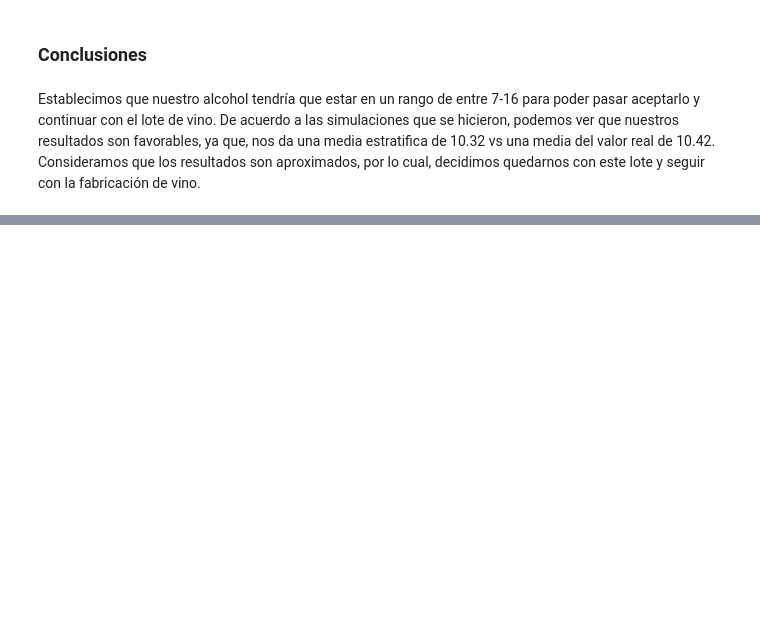
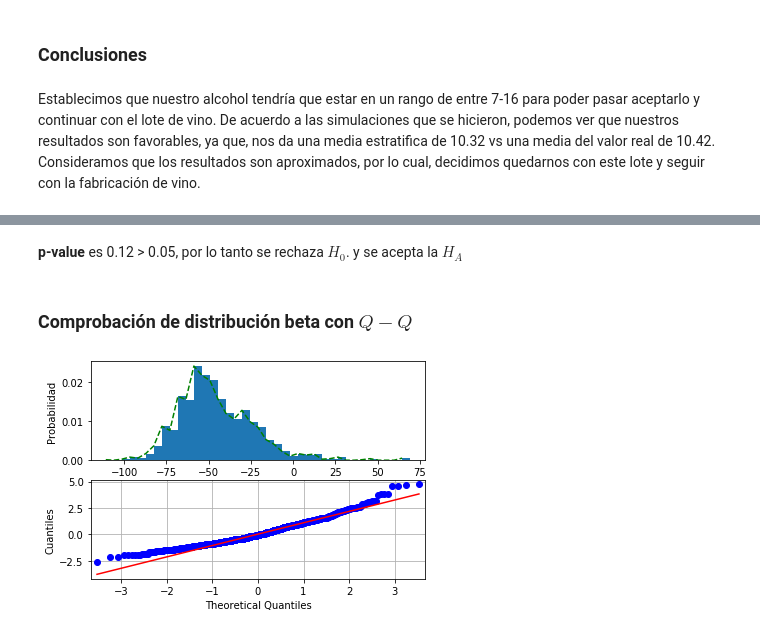
Before and after one commit to feramdor/Proyecto_Amador_Gonzalez, a Jupyter notebook: Proyecto_Amador_Gonzalez.ipynb, the cells around one changed output, grey strips where cells are left out. Cells and saved outputs as stored; diff of their text form; code cells hidden in the pictures; blank space fills up the shorter version.

```diff
--- a/Proyecto_Amador_Gonzalez.ipynb
+++ b/Proyecto_Amador_Gonzalez.ipynb
@@ -869,0 +935,8 @@ Establecimos que nuestro alcohol tendría que estar en un rango de entre 7-16 pa
+# %% [markdown]
+**p-value** es 0.12 > 0.05, por lo tanto se rechaza $H_0$. y se acepta la $H_A$
+# %% [markdown]
+### Comprobación de distribución beta con $Q-Q$
+# %%
+qq(ndata_s, dist, p)
+# %% [output]
+[figure, added]
```
Also changed, not shown: parts of 32 cells of this notebook.
